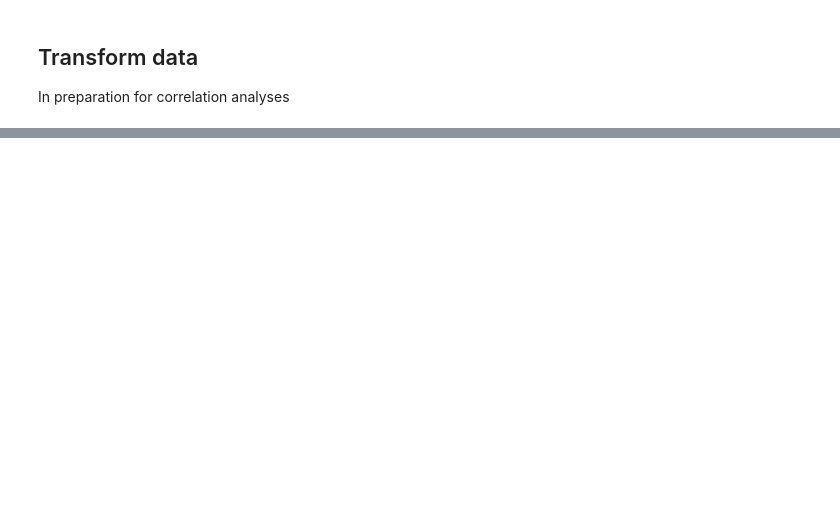
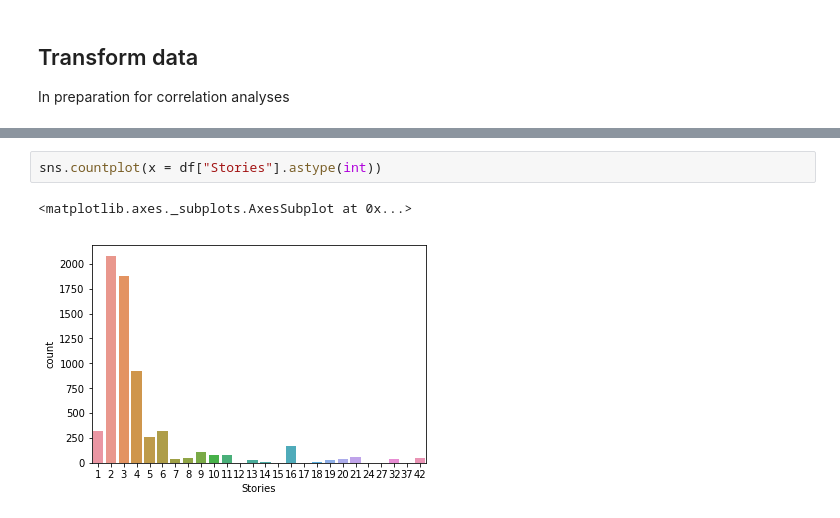
Before and after one commit to janelcv/Hotel_Rating_Analysis, a Jupyter notebook: Hotel_Ratings_Analysis-05.ipynb, the cells around one changed output, grey strips where cells are left out. Drawn from its saved outputs; the diff is of its cells as text; blank space fills up the shorter version.

```diff
--- a/Hotel_Ratings_Analysis-05.ipynb
+++ b/Hotel_Ratings_Analysis-05.ipynb
@@ -81,0 +107,5 @@ df.head()
+# %%
+sns.countplot(x = df["Stories"].astype(int))
+# %% [output]
+<matplotlib.axes._subplots.AxesSubplot at 0x...>
+[figure, added]
```
Also changed, not shown: parts of 27 cells of this notebook, 1 other file.
